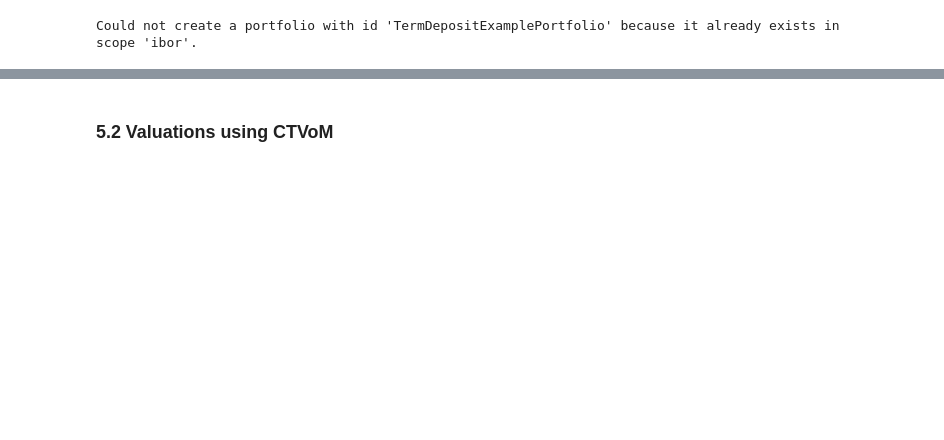
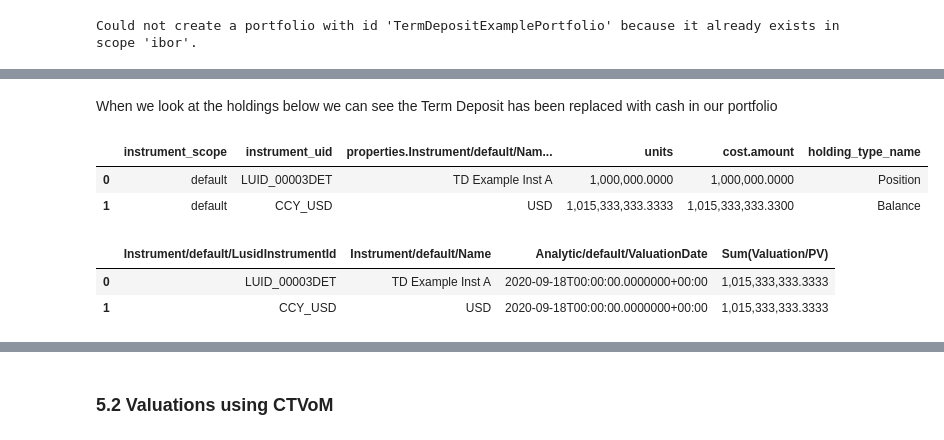
Before and after one commit to liberty-askew/sample-notebooks, a Jupyter notebook: examples/use-cases/instruments/Term Deposit.ipynb, the cells around one changed output, grey strips where cells are left out. Saved outputs shown, nothing was run; the diff lists cells and outputs as text; code cells hidden in the pictures; blank space fills up the shorter version.

```diff
--- a/examples/use-cases/instruments/Term Deposit.ipynb
+++ b/examples/use-cases/instruments/Term Deposit.ipynb
@@ -420,0 +475,14 @@ sell_td = lm.TransactionRequest(
+# %% [markdown]
+When we look at the holdings below we can see the Term Deposit has been replaced with cash in our portfolio
+# %%
+get_holdings(maturity_date+timedelta(3))
+# %% [output]
+|  | instrument_scope | instrument_uid | properties.Instrument/default/Nam... | units | cost.amount | holding_type_name |
+| 0 | default | LUID_00003DET | TD Example Inst A | 1,000,000.0000 | 1,000,000.0000 | Position |
+| 1 | default | CCY_USD | USD | 1,015,333,333.3333 | 1,015,333,333.3300 | Balance |
+# %%
+perform_valuation(CTVoMRecipe, maturity_date)
+# %% [output]
+|  | Instrument/default/LusidInstrumentId | Instrument/default/Name | Analytic/default/ValuationDate | Sum(Valuation/PV) |
+| 0 | LUID_00003DET | TD Example Inst A | 2020-09-18T00:00:00.0000000+00:00 | 1,015,333,333.3333 |
+| 1 | CCY_USD | USD | 2020-09-18T00:00:00.0000000+00:00 | 1,015,333,333.3333 |
```
Also changed, not shown: parts of 82 cells of this notebook.
